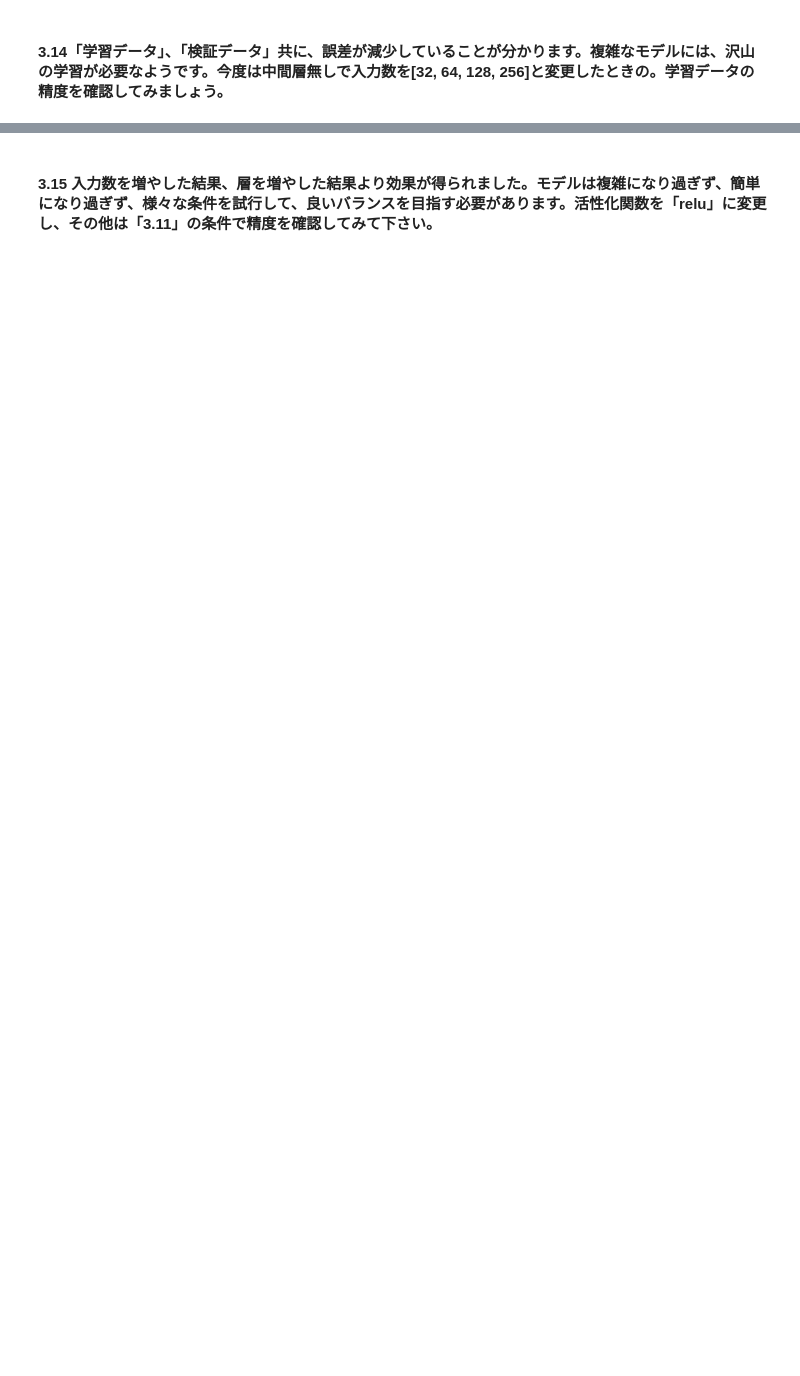
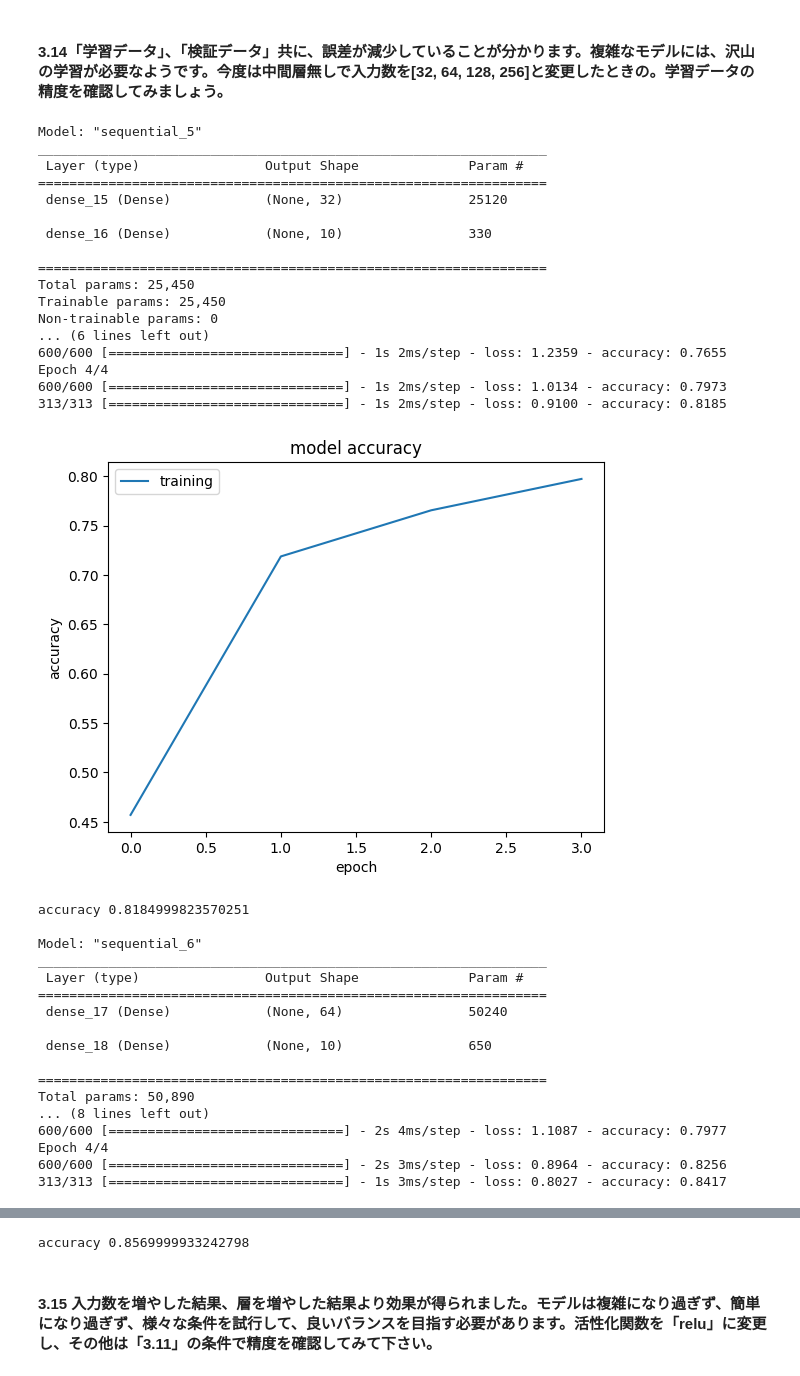
Before and after one commit to s-tak0812/python_train, a Jupyter notebook: neural_network_editor.ipynb, the cells around one changed output, grey strips where cells are left out. Drawn from its saved outputs; the diff is of its cells as text; code cells hidden in the pictures; blank space fills up the shorter version.

```diff
--- a/neural_network_editor.ipynb
+++ b/neural_network_editor.ipynb
@@ -355,2 +500,43 @@ accuracy: 0.9018999934196472
 # %% [markdown]
 #### 3.14「学習データ」、「検証データ」共に、誤差が減少していることが分かります。複雑なモデルには、沢山の学習が必要なようです。今度は中間層無しで入力数を[32, 64, 128, 256]と変更したときの。学習データの精度を確認してみましょう。
+# %%
+for nodes in [32, 64, 128, 256]:
+    model = create_model([nodes],'sigmoid')
+    evaluate(model)
+    print()
+# %% [output]
+Model: "sequential_5"
+_________________________________________________________________
+ Layer (type)                Output Shape              Param #
+=================================================================
+ dense_15 (Dense)            (None, 32)                25120
+
+ dense_16 (Dense)            (None, 10)                330
+
+=================================================================
+Total params: 25,450
+Trainable params: 25,450
+Non-trainable params: 0
+... (6 lines left out)
+600/600 [==============================] - 1s 2ms/step - loss: 1.2359 - accuracy: 0.7655
+Epoch 4/4
+600/600 [==============================] - 1s 2ms/step - loss: 1.0134 - accuracy: 0.7973
+313/313 [==============================] - 1s 2ms/step - loss: 0.9100 - accuracy: 0.8185
+[figure, added]
+accuracy 0.8184999823570251
+
+Model: "sequential_6"
+_________________________________________________________________
+ Layer (type)                Output Shape              Param #
+=================================================================
+ dense_17 (Dense)            (None, 64)                50240
+
+ dense_18 (Dense)            (None, 10)                650
+
+=================================================================
+Total params: 50,890
+... (8 lines left out)
+600/600 [==============================] - 2s 4ms/step - loss: 1.1087 - accuracy: 0.7977
+Epoch 4/4
+600/600 [==============================] - 2s 3ms/step - loss: 0.8964 - accuracy: 0.8256
+313/313 [==============================] - 1s 3ms/step - loss: 0.8027 - accuracy: 0.8417
@@ -357,2 +580,3 @@ accuracy: 0.9018999934196472
+accuracy 0.8569999933242798
 # %% [markdown]
 #### 3.15 入力数を増やした結果、層を増やした結果より効果が得られました。モデルは複雑になり過ぎず、簡単になり過ぎず、様々な条件を試行して、良いバランスを目指す必要があります。活性化関数を「relu」に変更し、その他は「3.11」の条件で精度を確認してみて下さい。
```
Also changed, not shown: parts of 33 cells of this notebook.
